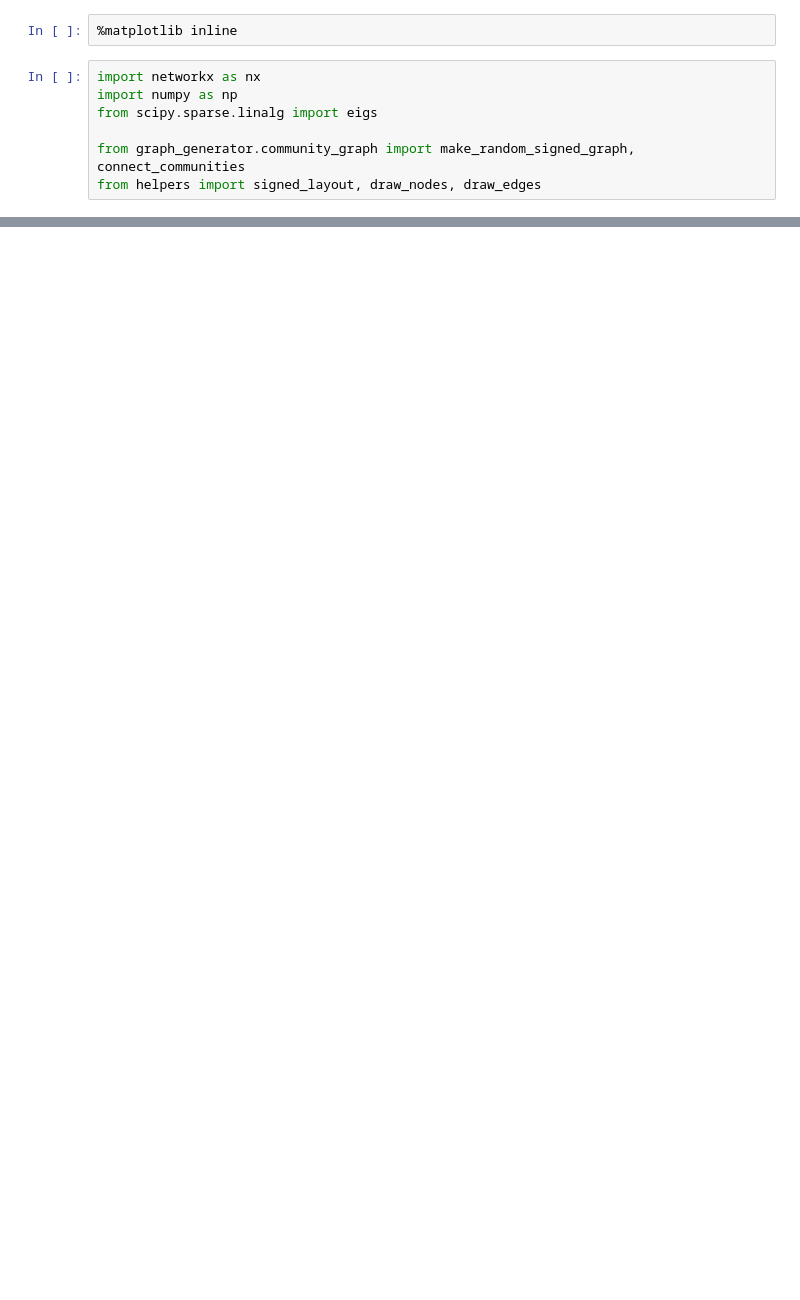
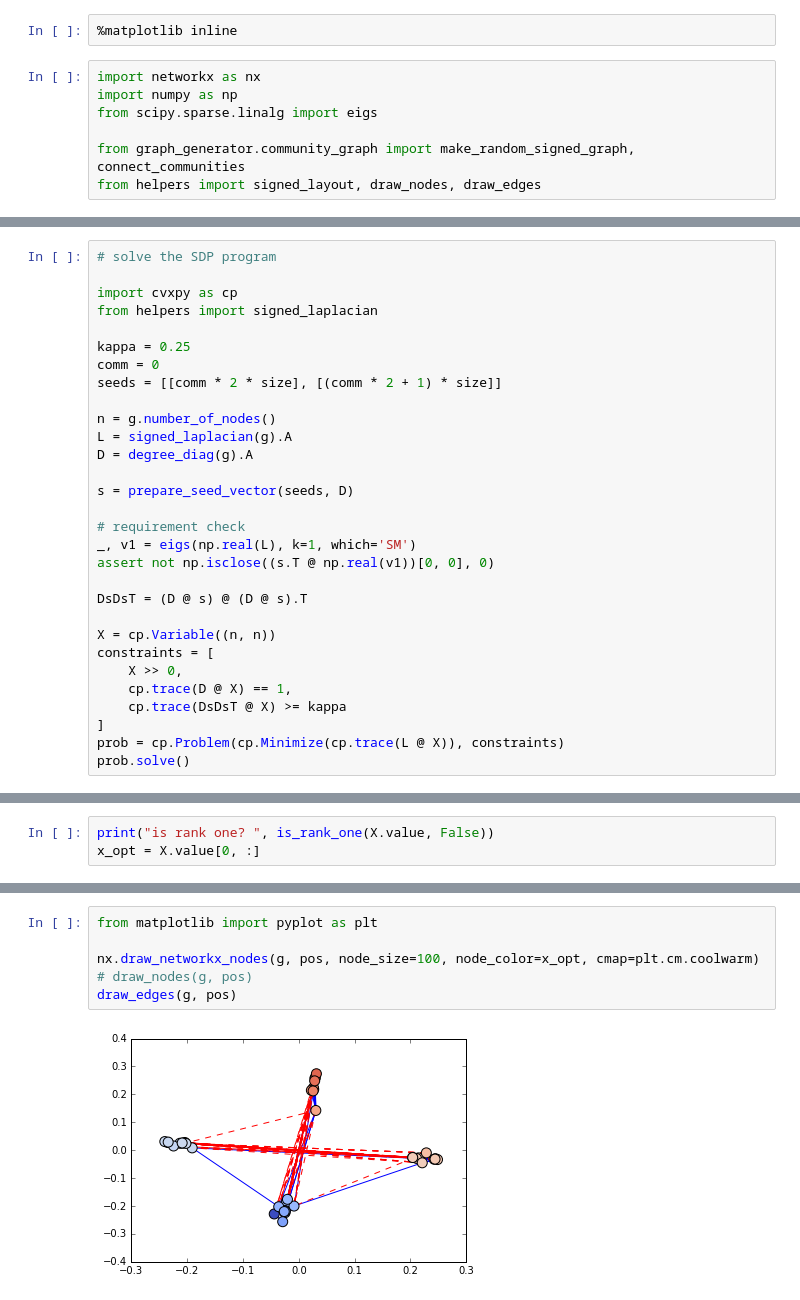
Before and after one commit to xiaohan2012/signed-local-community, a Jupyter notebook: local-polarization.ipynb, the cells around one changed output, grey strips where cells are left out. Drawn from its saved outputs; the diff is of its cells as text; blank space fills up the shorter version.

```diff
--- a/local-polarization.ipynb
+++ b/local-polarization.ipynb
@@ -64,0 +103,30 @@ draw_edges(g, pos)
+# %%
+# solve the SDP program
+
+import cvxpy as cp
+from helpers import signed_laplacian
+
+kappa = 0.25
+comm = 0
+seeds = [[comm * 2 * size], [(comm * 2 + 1) * size]]
+
+n = g.number_of_nodes()
+L = signed_laplacian(g).A
+D = degree_diag(g).A
+
+s = prepare_seed_vector(seeds, D)
+
+# requirement check
+_, v1 = eigs(np.real(L), k=1, which='SM')
+assert not np.isclose((s.T @ np.real(v1))[0, 0], 0)
+
+DsDsT = (D @ s) @ (D @ s).T
+
+X = cp.Variable((n, n))
+constraints = [
+    X >> 0,
+    cp.trace(D @ X) == 1,
+    cp.trace(DsDsT @ X) >= kappa
+]
+prob = cp.Problem(cp.Minimize(cp.trace(L @ X)), constraints)
+prob.solve()
@@ -64,0 +159,3 @@ draw_edges(g, pos)
+# %%
+print("is rank one? ", is_rank_one(X.value, False))
+x_opt = X.value[0, :]
@@ -64,0 +176,8 @@ draw_edges(g, pos)
+# %%
+from matplotlib import pyplot as plt
+
+nx.draw_networkx_nodes(g, pos, node_size=100, node_color=x_opt, cmap=plt.cm.coolwarm)
+# draw_nodes(g, pos)
+draw_edges(g, pos)
+# %% [output]
+[figure, added]
```
Also changed, not shown: parts of 13 cells of this notebook.
